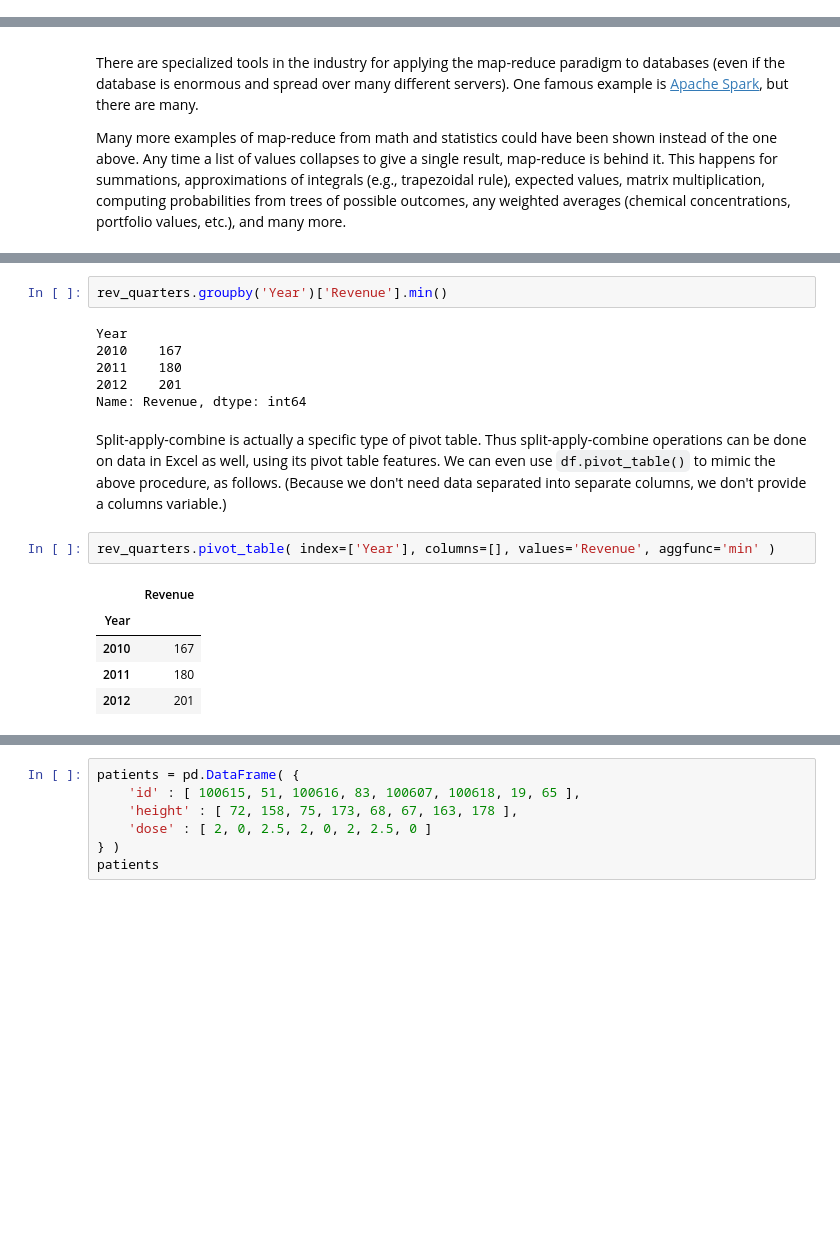
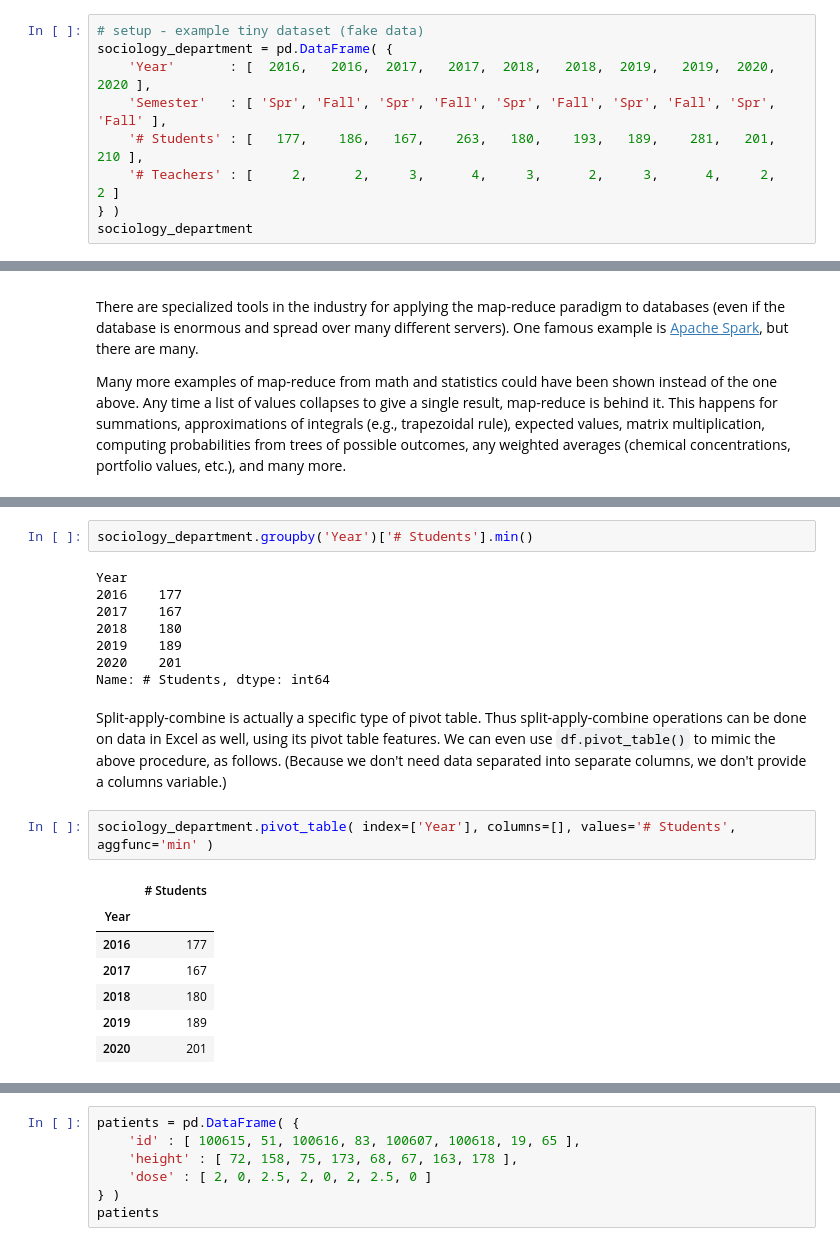
Before and after one commit to nathancarter/MA346-course-notes, a Jupyter notebook: chapter-11-processing-rows.ipynb, the cells around one changed output, grey strips where cells are left out. Drawn from its saved outputs; the diff is of its cells as text; blank space fills up the shorter version.

```diff
--- a/chapter-11-processing-rows.ipynb
+++ b/chapter-11-processing-rows.ipynb
@@ -263,0 +248,9 @@ rev_quarters
+# %%
+# setup - example tiny dataset (fake data)
+sociology_department = pd.DataFrame( {
+    'Year'       : [  2016,   2016,  2017,   2017,  2018,   2018,  2019,   2019,  2020,   2020 ],
+    'Semester'   : [ 'Spr', 'Fall', 'Spr', 'Fall', 'Spr', 'Fall', 'Spr', 'Fall', 'Spr', 'Fall' ],
+    '# Students' : [   177,    186,   167,    263,   180,    193,   189,    281,   201,    210 ],
+    '# Teachers' : [     2,      2,     3,      4,     3,      2,     3,      4,     2,      2 ]
+} )
+sociology_department
@@ -342,21 +365,25 @@ The easiest type of split-apply-combine is shown in the picture above and can be
 # %%
-rev_quarters.groupby('Year')['Revenue'].min()
+sociology_department.groupby('Year')['# Students'].min()
 # %% [output]
 Year
-2010    167
-2011    180
-2012    201
-Name: Revenue, dtype: int64
+2016    177
+2017    167
+2018    180
+2019    189
+2020    201
+Name: # Students, dtype: int64
 # %% [markdown]
 Split-apply-combine is actually a specific type of pivot table.  Thus split-apply-combine operations can be done on data in Excel as well, using its pivot table features.  We can even use `df.pivot_table()` to mimic the above procedure, as follows.  (Because we don't need data separated into separate columns, we don't provide a columns variable.)
 # %%
-rev_quarters.pivot_table( index=['Year'], columns=[], values='Revenue', aggfunc='min' )
+sociology_department.pivot_table( index=['Year'], columns=[], values='# Students', aggfunc='min' )
 # %% [output]
-|  | Revenue |
+|  | # Students |
 | Year |  |
-| 2010 | 167 |
-| 2011 | 180 |
-| 2012 | 201 |
+| 2016 | 177 |
+| 2017 | 167 |
+| 2018 | 180 |
+| 2019 | 189 |
+| 2020 | 201 |
 # %% [markdown]
 ## More on math in Python
 
```
Also changed, not shown: parts of 30 cells of this notebook, 3 other files.
